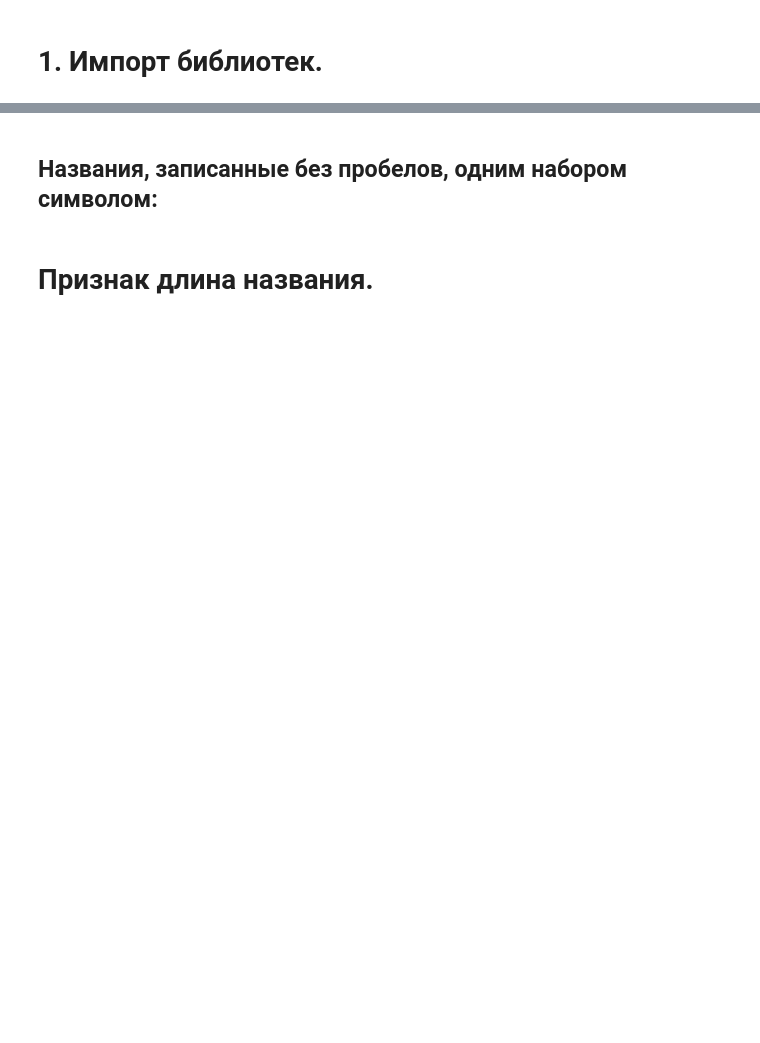
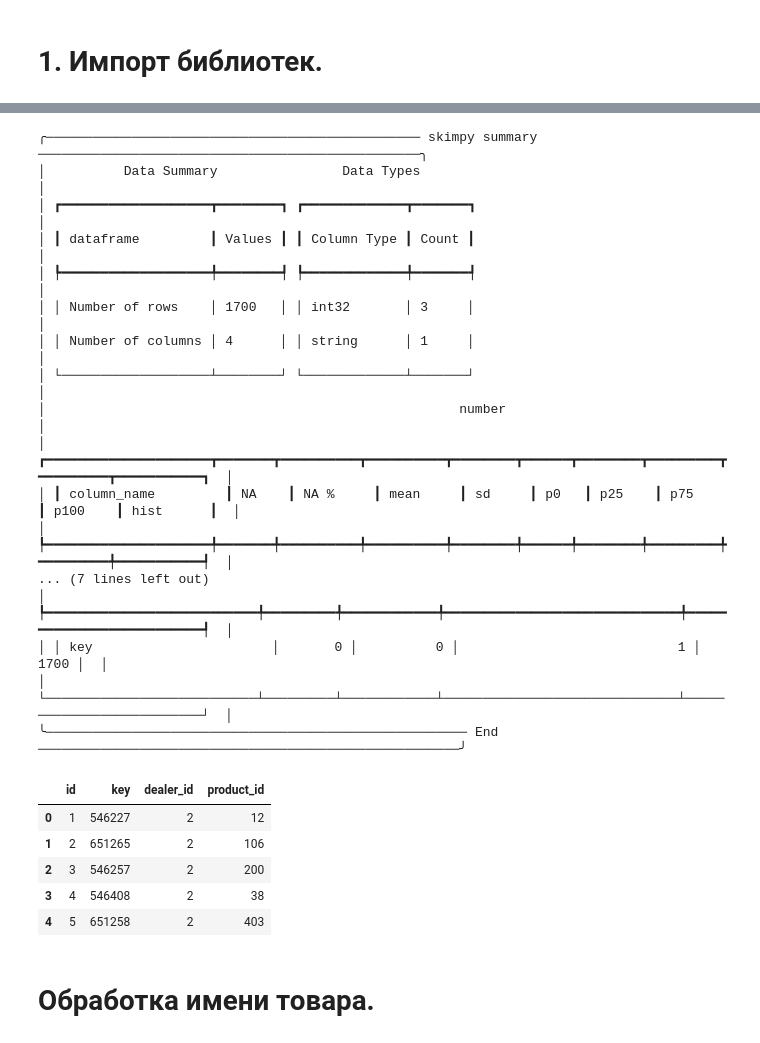
Before and after one commit to Point-return/Point-return-DS, a Jupyter notebook: experiments/hakaton_matching_27_11_2023_Евгений_2.ipynb, the cells around one changed output, grey strips where cells are left out. Cells and saved outputs as stored; diff of their text form; code cells hidden in the pictures; blank space fills up the shorter version.

```diff
--- a/experiments/hakaton_matching_27_11_2023_Евгений_2.ipynb
+++ b/experiments/hakaton_matching_27_11_2023_Евгений_2.ipynb
@@ -36,4 +106,27 @@ df_product.head(5)
 # %%
+skim(df_productdealerkey)
 df_productdealerkey.head(5)
+# %% [output]
+╭──────────────────────────────────────────────── skimpy summary ─────────────────────────────────────────────────╮
+│          Data Summary                Data Types                                                                 │
+│ ┏━━━━━━━━━━━━━━━━━━━┳━━━━━━━━┓ ┏━━━━━━━━━━━━━┳━━━━━━━┓                                                          │
+│ ┃ dataframe         ┃ Values ┃ ┃ Column Type ┃ Count ┃                                                          │
+│ ┡━━━━━━━━━━━━━━━━━━━╇━━━━━━━━┩ ┡━━━━━━━━━━━━━╇━━━━━━━┩                                                          │
+│ │ Number of rows    │ 1700   │ │ int32       │ 3     │                                                          │
+│ │ Number of columns │ 4      │ │ string      │ 1     │                                                          │
+│ └───────────────────┴────────┘ └─────────────┴───────┘                                                          │
+│                                                     number                                                      │
+│ ┏━━━━━━━━━━━━━━━━━━━━━┳━━━━━━━┳━━━━━━━━━━┳━━━━━━━━━━┳━━━━━━━━┳━━━━━━┳━━━━━━━━┳━━━━━━━━━┳━━━━━━━━━┳━━━━━━━━━━━┓  │
+│ ┃ column_name         ┃ NA    ┃ NA %     ┃ mean     ┃ sd     ┃ p0   ┃ p25    ┃ p75     ┃ p100    ┃ hist      ┃  │
+│ ┡━━━━━━━━━━━━━━━━━━━━━╇━━━━━━━╇━━━━━━━━━━╇━━━━━━━━━━╇━━━━━━━━╇━━━━━━╇━━━━━━━━╇━━━━━━━━━╇━━━━━━━━━╇━━━━━━━━━━━┩  │
+... (7 lines left out)
+│ ┡━━━━━━━━━━━━━━━━━━━━━━━━━━━╇━━━━━━━━━╇━━━━━━━━━━━━╇━━━━━━━━━━━━━━━━━━━━━━━━━━━━━━╇━━━━━━━━━━━━━━━━━━━━━━━━━━┩  │
+│ │ key                       │       0 │          0 │                            1 │                     1700 │  │
+│ └───────────────────────────┴─────────┴────────────┴──────────────────────────────┴──────────────────────────┘  │
+╰────────────────────────────────────────────────────── End ──────────────────────────────────────────────────────╯
+|  | id | key | dealer_id | product_id |
+| 0 | 1 | 546227 | 2 | 12 |
+| 1 | 2 | 651265 | 2 | 106 |
+| 2 | 3 | 546257 | 2 | 200 |
+| 3 | 4 | 546408 | 2 | 38 |
+| 4 | 5 | 651258 | 2 | 403 |
-# %% [markdown]
-## Названия, записанные без пробелов, одним набором символом:
@@ -43,2 +132,0 @@ df_dealerprice.product_name[430]
-# %% [markdown]
-# Признак длина названия.
@@ -49,0 +133,2 @@ df_product['len_name'] = df_product['name'].str.len()
+# %% [markdown]
+# Обработка имени товара.
```
Also changed, not shown: parts of 17 cells of this notebook.
